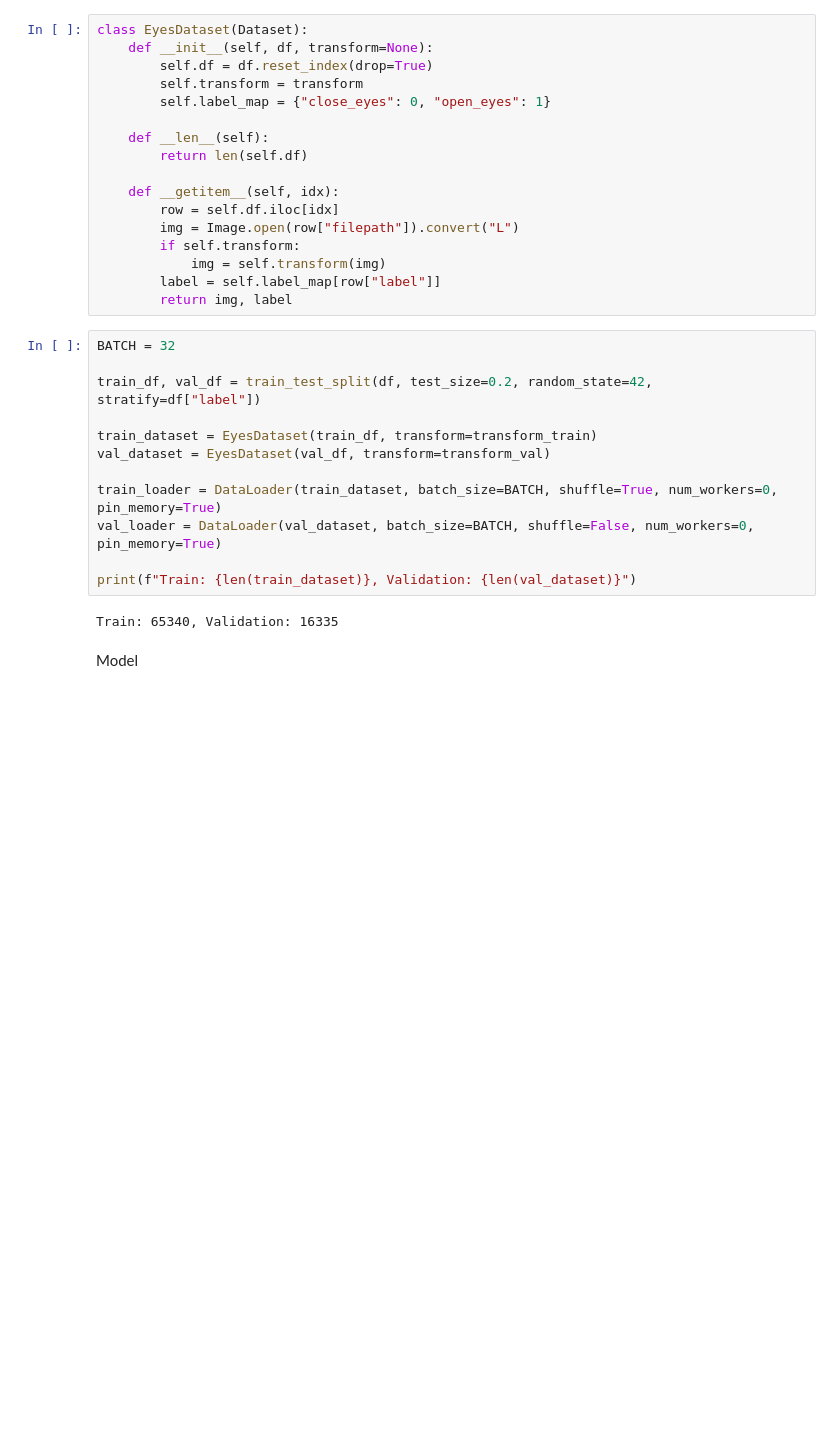
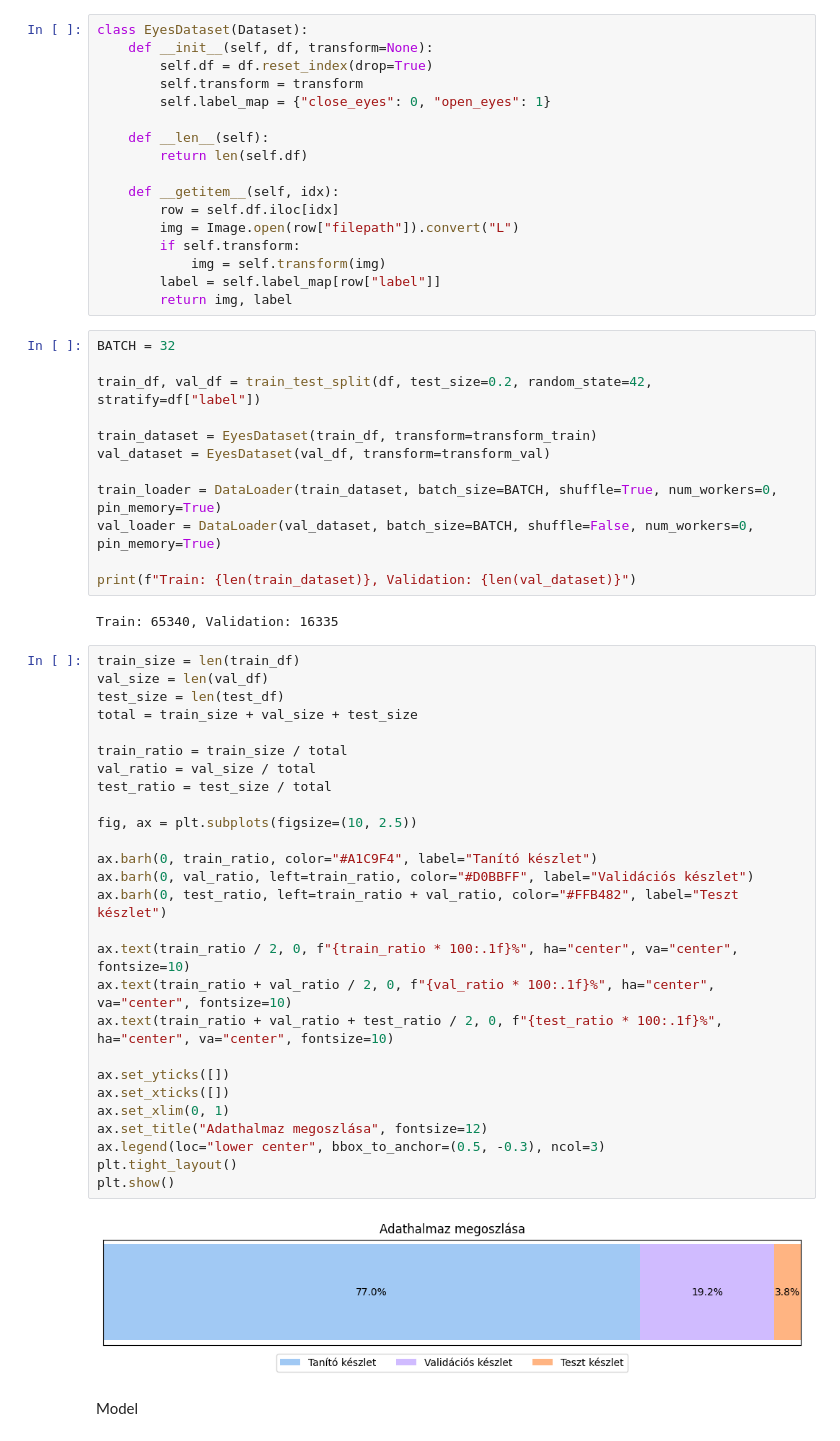
Before and after one commit to szeder1/Szakdolgozat_BSc, a Jupyter notebook: CNN/Model/cnnEyes.ipynb, the cells around one changed output. Cells and saved outputs as stored; diff of their text form; blank space fills up the shorter version.

```diff
--- a/CNN/Model/cnnEyes.ipynb
+++ b/CNN/Model/cnnEyes.ipynb
@@ -101,6 +143,35 @@ val_loader = DataLoader(val_dataset, batch_size=BATCH, shuffle=False, num_worker
 print(f"Train: {len(train_dataset)}, Validation: {len(val_dataset)}")
 # %% [output]
 Train: 65340, Validation: 16335
+# %%
+train_size = len(train_df)
+val_size = len(val_df)
+test_size = len(test_df)
+total = train_size + val_size + test_size
+
+train_ratio = train_size / total
+val_ratio = val_size / total
+test_ratio = test_size / total
+
+fig, ax = plt.subplots(figsize=(10, 2.5))
+
+ax.barh(0, train_ratio, color="#A1C9F4", label="Tanító készlet")
+ax.barh(0, val_ratio, left=train_ratio, color="#D0BBFF", label="Validációs készlet")
+ax.barh(0, test_ratio, left=train_ratio + val_ratio, color="#FFB482", label="Teszt készlet")
+
+ax.text(train_ratio / 2, 0, f"{train_ratio * 100:.1f}%", ha="center", va="center", fontsize=10)
+ax.text(train_ratio + val_ratio / 2, 0, f"{val_ratio * 100:.1f}%", ha="center", va="center", fontsize=10)
+ax.text(train_ratio + val_ratio + test_ratio / 2, 0, f"{test_ratio * 100:.1f}%", ha="center", va="center", fontsize=10)
+
+ax.set_yticks([])
+ax.set_xticks([])
+ax.set_xlim(0, 1)
+ax.set_title("Adathalmaz megoszlása", fontsize=12)
+ax.legend(loc="lower center", bbox_to_anchor=(0.5, -0.3), ncol=3)
+plt.tight_layout()
+plt.show()
+# %% [output]
+[figure, added]
 # %% [markdown]
 Model
 # %%
```
Also changed, not shown: parts of 16 cells of this notebook.
